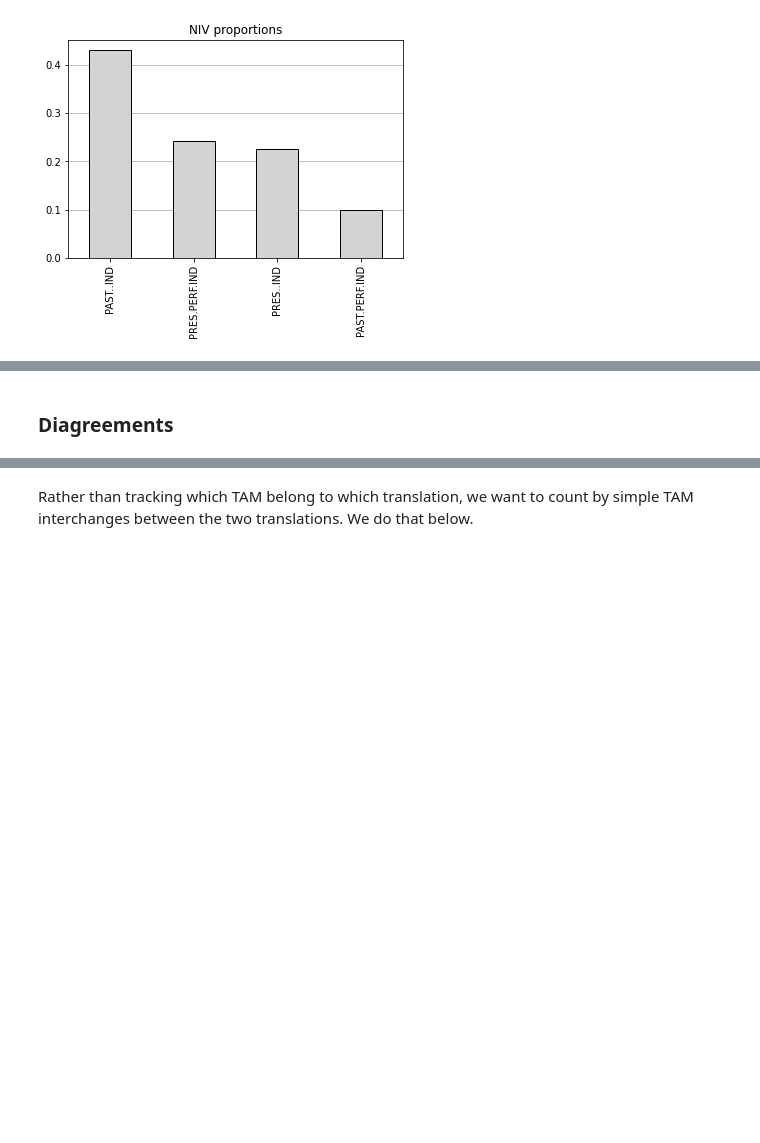
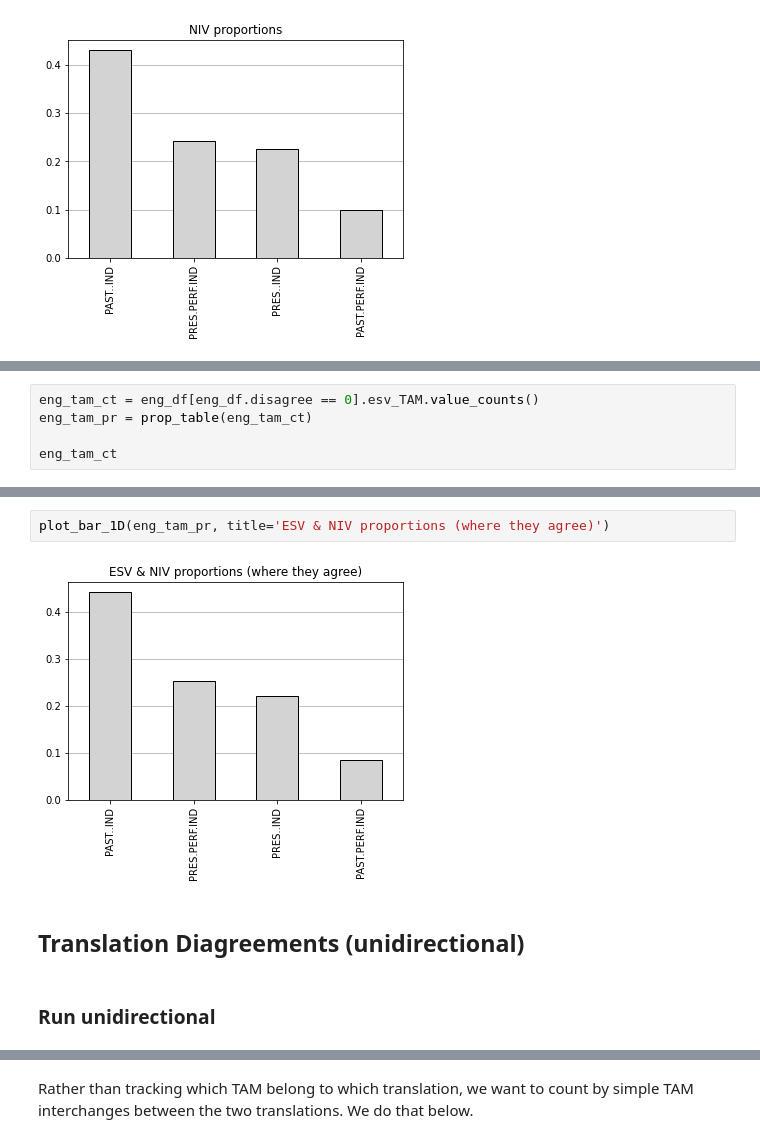
Before and after one commit to CambridgeSemiticsLab/Gesenius_data, a Jupyter notebook: analysis/§106_English_general.ipynb, the cells around one changed output, grey strips where cells are left out. Saved outputs shown, nothing was run; the diff lists cells and outputs as text; blank space fills up the shorter version.

```diff
--- a/analysis/§106_English_general.ipynb
+++ b/analysis/§106_English_general.ipynb
@@ -178,0 +200,5 @@ plot_bar_1D(niv_tam_pr, title='NIV proportions')
+# %%
+eng_tam_ct = eng_df[eng_df.disagree == 0].esv_TAM.value_counts()
+eng_tam_pr = prop_table(eng_tam_ct)
+
+eng_tam_ct
@@ -179,5 +219,11 @@ plot_bar_1D(niv_tam_pr, title='NIV proportions')
+# %%
+plot_bar_1D(eng_tam_pr, title='ESV & NIV proportions (where they agree)')
+# %% [output]
+[figure, added]
 # %% [markdown]
-### Diagreements
+## Translation Diagreements (unidirectional)
+# %% [markdown]
+### Run unidirectional
 # %%
 disag_df = eng_df[eng_df.esv_TAM != eng_df.niv_TAM]
 
```
Also changed, not shown: parts of 104 cells of this notebook, 3 other files.
